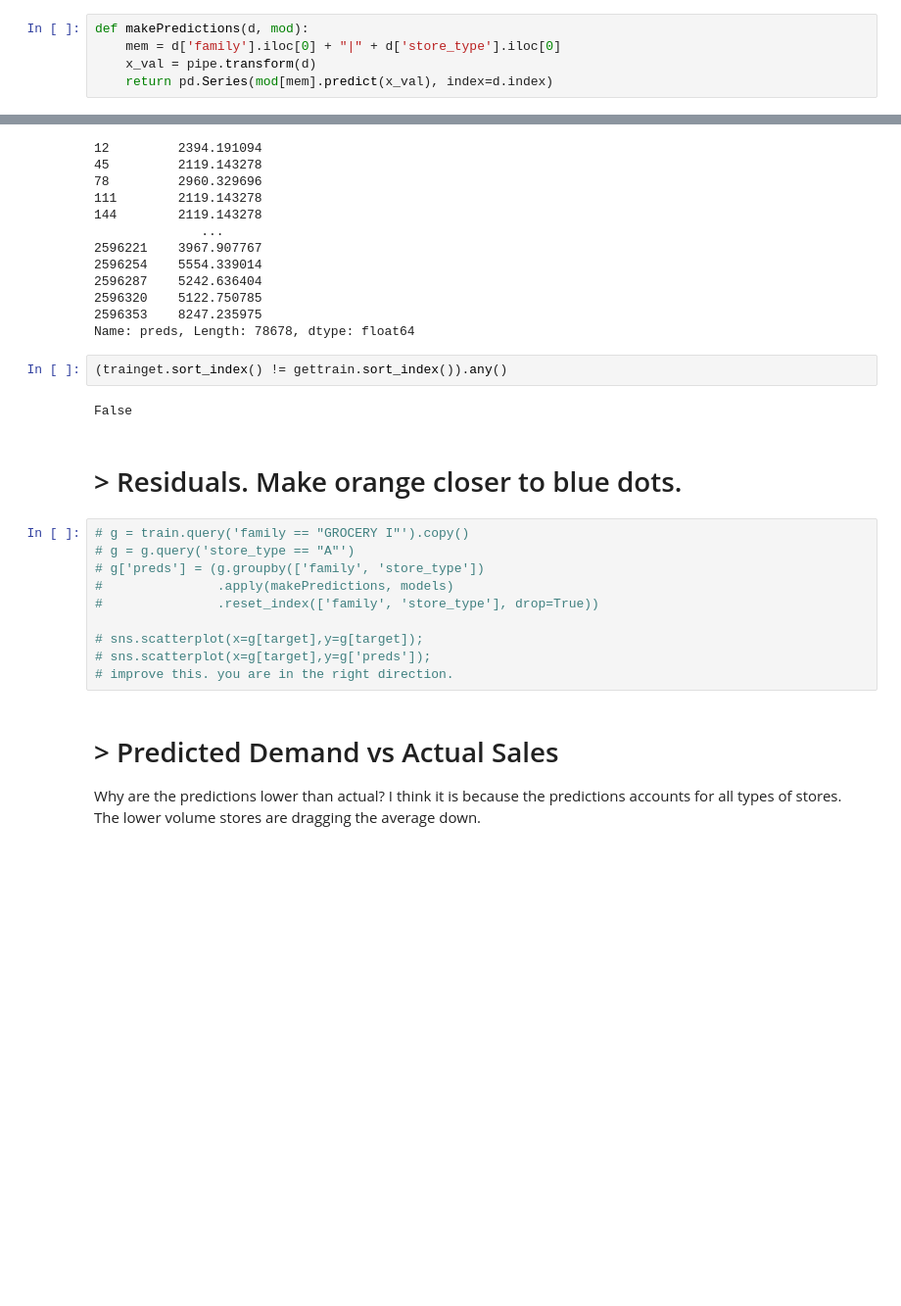
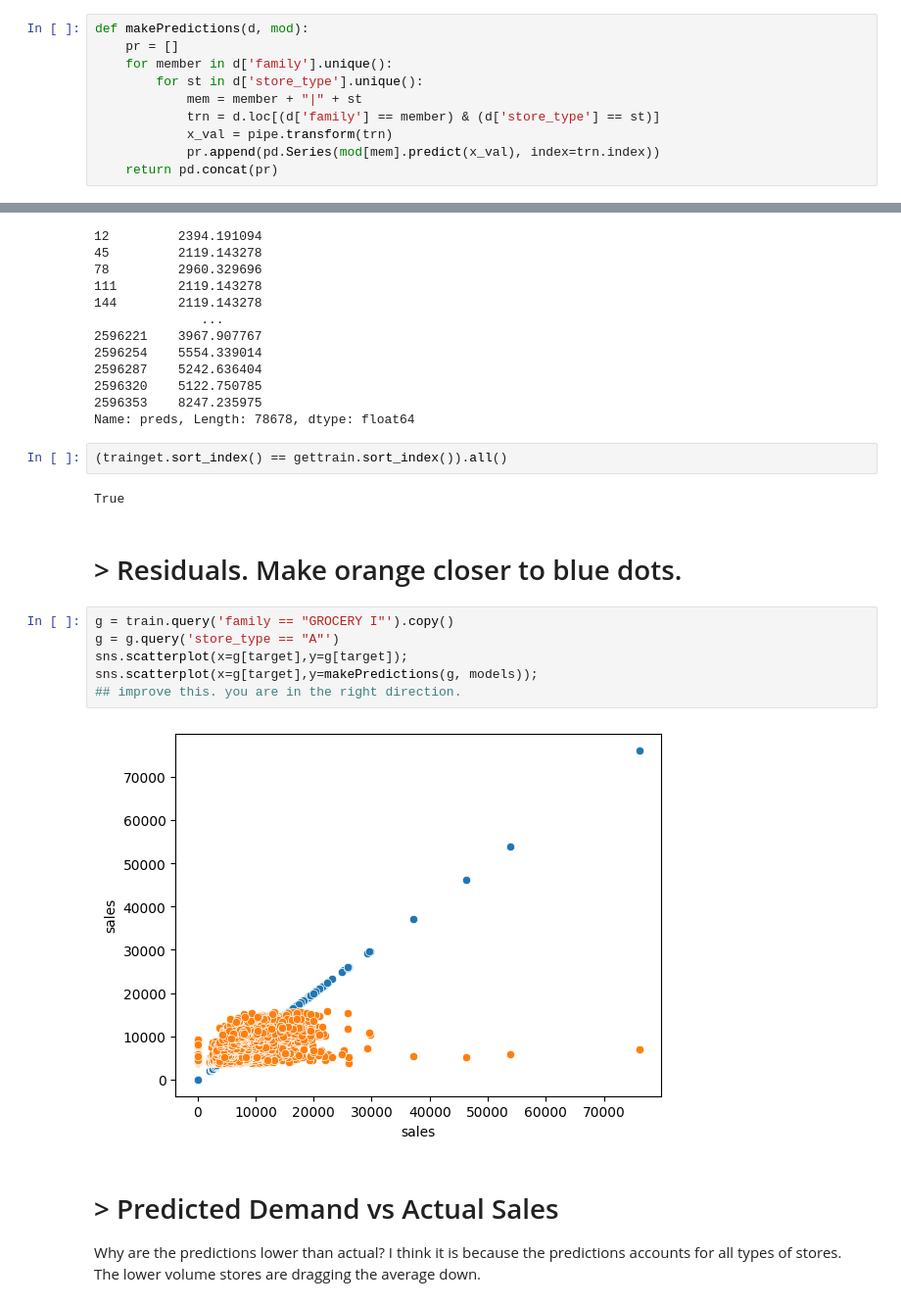
Before and after one commit to cmd-master/store-sales, a Jupyter notebook: store-sales.ipynb, the cells around one changed output, grey strips where cells are left out. Shown at 98% size. Cells and saved outputs as stored; diff of their text form; blank space fills up the shorter version.

Commit message:
Kaggle Notebook | Store Sales. Linear Regression. [1.98395] | Version 41

```diff
--- a/store-sales.ipynb
+++ b/store-sales.ipynb
@@ -244,9 +244,14 @@ def trainModels(d):
 models = trainModels(train)
 # %%
 def makePredictions(d, mod):
-    mem = d['family'].iloc[0] + "|" + d['store_type'].iloc[0]
-    x_val = pipe.transform(d)
-    return pd.Series(mod[mem].predict(x_val), index=d.index)
+    pr = []
+    for member in d['family'].unique():
+        for st in d['store_type'].unique():
+            mem = member + "|" + st
+            trn = d.loc[(d['family'] == member) & (d['store_type'] == st)]
+            x_val = pipe.transform(trn)
+            pr.append(pd.Series(mod[mem].predict(x_val), index=trn.index))
+    return pd.concat(pr)
 # %% [markdown]
 # > Do I train first or get?
 # %%
@@ -333,21 +330,19 @@ trainget.sort_index()
 2596353    8247.235975
 Name: preds, Length: 78678, dtype: float64
 # %%
-(trainget.sort_index() != gettrain.sort_index()).any()
+(trainget.sort_index() == gettrain.sort_index()).all()
 # %% [output]
-False
+True
 # %% [markdown]
 # > Residuals. Make orange closer to blue dots.
 # %%
-# g = train.query('family == "GROCERY I"').copy()
-# g = g.query('store_type == "A"')
-# g['preds'] = (g.groupby(['family', 'store_type'])
-#               .apply(makePredictions, models)
-#               .reset_index(['family', 'store_type'], drop=True))
-
-# sns.scatterplot(x=g[target],y=g[target]);
-# sns.scatterplot(x=g[target],y=g['preds']);
-# improve this. you are in the right direction.
+g = train.query('family == "GROCERY I"').copy()
+g = g.query('store_type == "A"')
+sns.scatterplot(x=g[target],y=g[target]);
+sns.scatterplot(x=g[target],y=makePredictions(g, models));
+## improve this. you are in the right direction.
+# %% [output]
+[figure, added]
 # %% [markdown]
 # > Predicted Demand vs Actual Sales
 Why are the predictions lower than actual? I think it is because the predictions accounts for all types of stores. The lower volume stores are dragging the average down.
```
Also changed, not shown: parts of 9 cells of this notebook.
